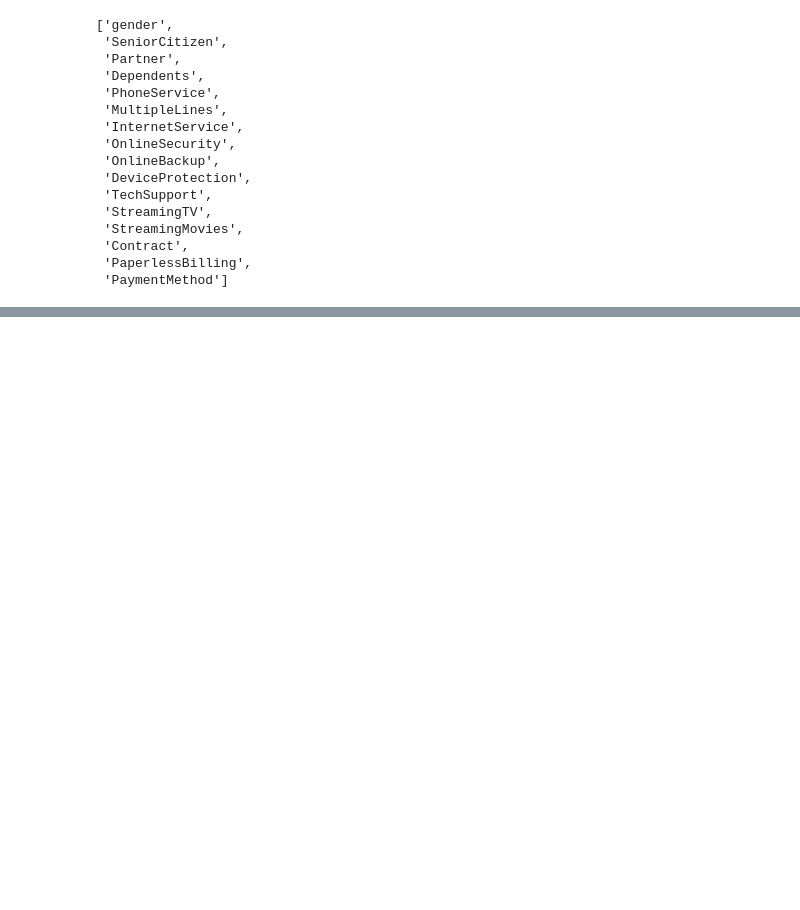
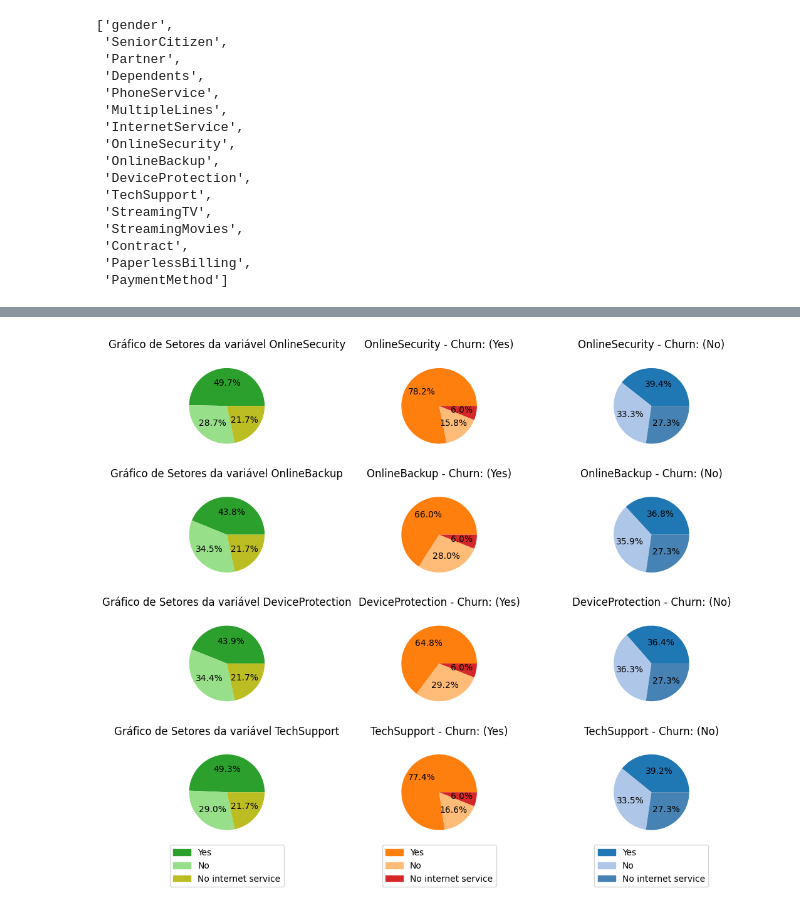
Before and after one commit to PablGb/Data_science-Telco_Customer_churn, a Jupyter notebook: Classification.ipynb, the cells around one changed output, grey strips where cells are left out. Saved outputs shown, nothing was run; the diff lists cells and outputs as text; code cells hidden in the pictures; blank space fills up the shorter version.

```diff
--- a/Classification.ipynb
+++ b/Classification.ipynb
@@ -282,6 +284,8 @@ associations(ddos, nominal_columns = 'auto')
  'ax': <Axes: >}
 # %%
 from scipy import stats
+
+ddos['Churn'] = ddos['Churn'].map({'Yes': 1, 'No': 0})
 
 cols_num = ['tenure', 'MonthlyCharges', 'TotalCharges']
 
@@ -342,6 +332,8 @@ col_categ
 # %%
 from scipy.stats import chi2_contingency
 from scipy.stats.contingency import association
+
+coef_cramersV = {}
 
 for i, col in enumerate(col_categ):
     tab = pd.crosstab(ddos[col], ddos['Churn'])
@@ -351,7 +343,12 @@ for i, col in enumerate(col_categ):
     print(f'chi2 = {chi2}\np-value = {p_value}\ngl = {gl}')
     cramer_v = association(tab, method = 'cramer')
     print(f'Cramer\'s V: {cramer_v}')
+    coef_cramersV[f'{col} x Churn'] = cramer_v
     print('-'*70)
+
+CramerV = pd.DataFrame.from_dict(coef_cramersV, orient = 'index', columns=['Cramer\'s V']).sort_values(by = 'Cramer\'s V', ascending = False)
+
+CramerV
 # %% [output]
 1. Tabela de Contigência da variável gender com Churn
 Churn     No  Yes
@@ -400,0 +401,33 @@ gl = 3
+# %%
+import matplotlib.patches as mpatches
+
+var_cat = ['OnlineSecurity', 'OnlineBackup', 'DeviceProtection', 'TechSupport']
+var_int = ['Yes', 'No']
+
+cores_geral = ['#2ca02c', '#98df8a', '#bcbd22']
+cores_no = ['#1f77b4', '#aec7e8', '#4682b4']
+cores_yes = ['#ff7f0e', '#ffbb78', '#d62728']
+
+labels = ['Yes', 'No', 'No internet service']
+
+
+fig, axes = plt.subplots(ncols = 3, nrows = 4, figsize = (11, 9))
+
+for i, var in enumerate(var_cat):
+    axes[i, 0].set_title(f'Gráfico de Setores da variável {var}')
+    axes[i, 0].pie(ddos[var].value_counts(), autopct = '%1.1f%%', colors = cores_geral, radius = 0.9)
+    for j, var2 in enumerate(var_int):
+        axes[i, j + 1].set_title(f'{var} - Churn: ({var2})')
+        if var2 == 'No':
+            axes[i, j + 1].pie(ddos[ddos['Churn'] == var2][var].value_counts(), autopct = '%1.1f%%', colors = cores_no, radius = 0.9)
+        else:
+            axes[i, j + 1].pie(ddos[ddos['Churn'] == var2][var].value_counts(), autopct = '%1.1f%%', colors = cores_yes, radius = 0.9)
+
+axes[3, 0].legend(handles=[mpatches.Patch(color=c) for c in cores_geral], labels=labels, loc='center', bbox_to_anchor=(0.5, -0.2), frameon=True)
+axes[3, 1].legend(handles=[mpatches.Patch(color=c) for c in cores_yes],   labels=labels, loc='center', bbox_to_anchor=(0.5, -0.2), frameon=True)
+axes[3, 2].legend(handles=[mpatches.Patch(color=c) for c in cores_no],    labels=labels, loc='center', bbox_to_anchor=(0.5, -0.2), frameon=True)
+
+plt.tight_layout()
+plt.show()
+# %% [output]
+[figure, added]
```
Also changed, not shown: parts of 20 cells of this notebook.
